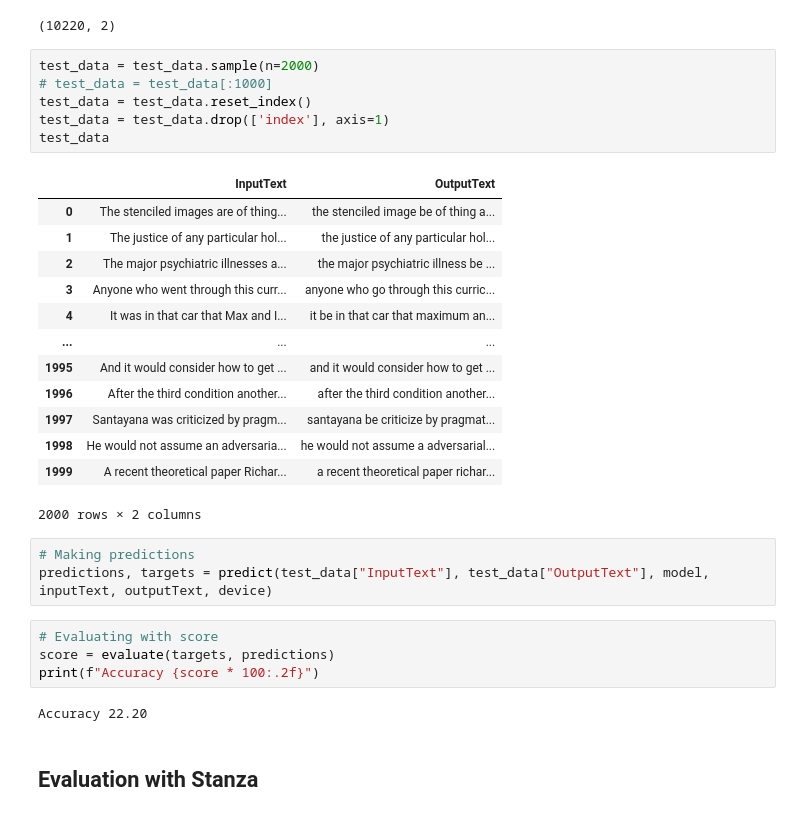
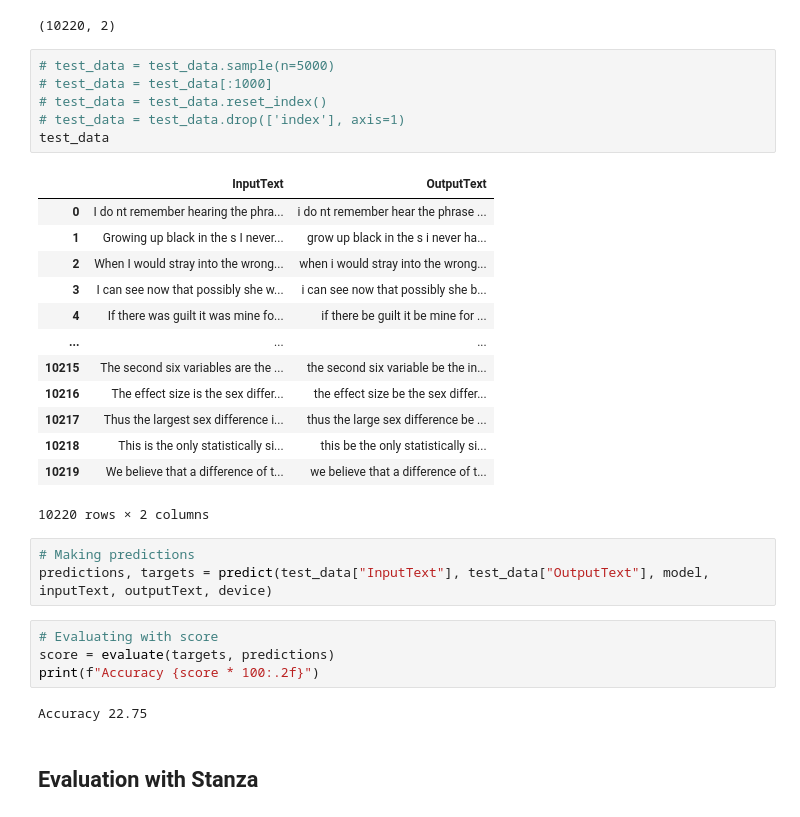
Before and after one commit to shoebjoarder/Lemmatization-using-Attention-Mechanism, a Jupyter notebook: Lemmatization using Attention Preloaded Model.ipynb, the cells around one changed output. Saved outputs shown, nothing was run; the diff lists cells and outputs as text.

```diff
--- a/Lemmatization using Attention Preloaded Model.ipynb
+++ b/Lemmatization using Attention Preloaded Model.ipynb
@@ -205,25 +206,25 @@ test_data.shape
 # %% [output]
 (10220, 2)
 # %%
-test_data = test_data.sample(n=2000)
+# test_data = test_data.sample(n=5000)
 # test_data = test_data[:1000]
-test_data = test_data.reset_index()
-test_data = test_data.drop(['index'], axis=1)
+# test_data = test_data.reset_index()
+# test_data = test_data.drop(['index'], axis=1)
 test_data
 # %% [output]
 |  | InputText | OutputText |
-| 0 | The stenciled images are of thing... | the stenciled image be of thing a... |
-| 1 | The justice of any particular hol... | the justice of any particular hol... |
-| 2 | The major psychiatric illnesses a... | the major psychiatric illness be ... |
-| 3 | Anyone who went through this curr... | anyone who go through this curric... |
-| 4 | It was in that car that Max and I... | it be in that car that maximum an... |
+| 0 | I do nt remember hearing the phra... | i do nt remember hear the phrase ... |
+| 1 | Growing up black in the s I never... | grow up black in the s i never ha... |
+| 2 | When I would stray into the wrong... | when i would stray into the wrong... |
+| 3 | I can see now that possibly she w... | i can see now that possibly she b... |
+| 4 | If there was guilt it was mine fo... | if there be guilt it be mine for ... |
 | ... | ... | ... |
-| 1995 | And it would consider how to get ... | and it would consider how to get ... |
-| 1996 | After the third condition another... | after the third condition another... |
-| 1997 | Santayana was criticized by pragm... | santayana be criticize by pragmat... |
-| 1998 | He would not assume an adversaria... | he would not assume a adversarial... |
-| 1999 | A recent theoretical paper Richar... | a recent theoretical paper richar... |
+| 10215 | The second six variables are the ... | the second six variable be the in... |
+| 10216 | The effect size is the sex differ... | the effect size be the sex differ... |
+| 10217 | Thus the largest sex difference i... | thus the large sex difference be ... |
+| 10218 | This is the only statistically si... | this be the only statistically si... |
+| 10219 | We believe that a difference of t... | we believe that a difference of t... |
-2000 rows × 2 columns
+10220 rows × 2 columns
 # %%
 # Making predictions
 predictions, targets = predict(test_data["InputText"], test_data["OutputText"], model, inputText, outputText, device)
@@ -232,7 +233,7 @@ predictions, targets = predict(test_data["InputText"], test_data["OutputText"],
 score = evaluate(targets, predictions)
 print(f"Accuracy {score * 100:.2f}")
 # %% [output]
-Accuracy 22.20
+Accuracy 22.75
 # %% [markdown]
 ## Evaluation with Stanza
 # %%
```
Also changed, not shown: parts of 15 cells of this notebook, 20 other files.
